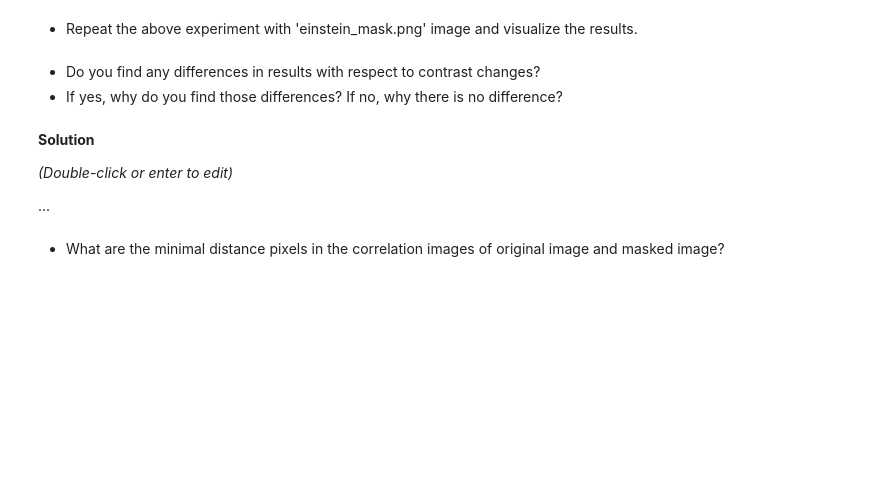
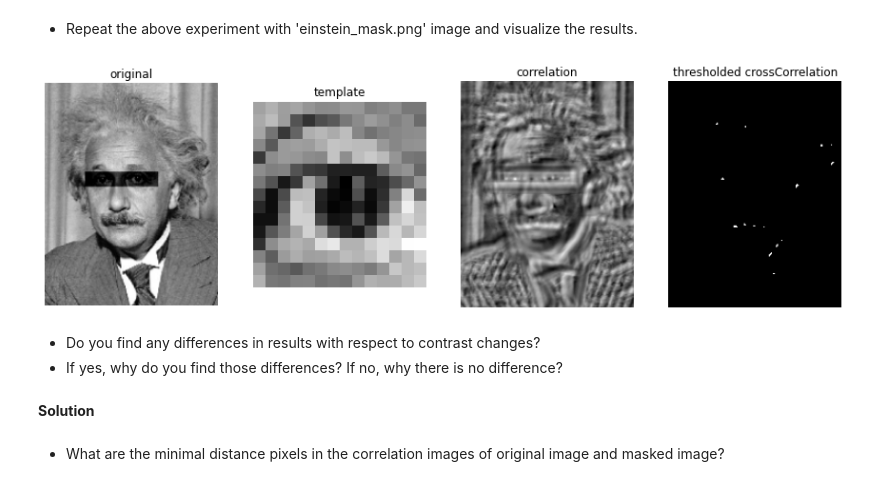
Before and after one commit to UPC-MAI-GitHub/MAI-CV, a Jupyter notebook: P3_template_matching_and_HOG/p3_template_matching_HOG.ipynb, the cells around one changed output. Drawn from its saved outputs; the diff is of its cells as text; code cells hidden in the pictures; blank space fills up the shorter version.

```diff
--- a/P3_template_matching_and_HOG/p3_template_matching_HOG.ipynb
+++ b/P3_template_matching_and_HOG/p3_template_matching_HOG.ipynb
@@ -91,11 +113,28 @@ plotImages(images, cmap='gray')
+# %%
+# solution
+einsteinMaskImage = io.imread(DATA_FOLDER / 'einstein_mask.png')
+einsteinMaskImage = color.rgb2gray(einsteinMaskImage[:,:,:3])
+patternImage = io.imread(DATA_FOLDER / 'template.png')
+patternImage = color.rgb2gray(patternImage[:,:,:3])
+einsteinMaskImage = img_as_float(einsteinMaskImage)
+patternImage = img_as_float(patternImage)
+correlatedMaskImage = feature.match_template(einsteinMaskImage, patternImage)
+correlatedMaskImage = correlatedMaskImage / np.max(correlatedMaskImage)
+# %%
+images = {
+    "original": einsteinMaskImage,
+    "template": patternImage,
+    "correlation": correlatedMaskImage,
+    "thresholded crossCorrelation": getMatch(correlatedMaskImage, .7)
+}
+# %%
+plotImages(images, cmap='gray')
+# %% [output]
+[figure, added]
 # %% [markdown]
 *   Do you find any differences in results with respect to contrast changes?
 *   If yes, why do you find those differences? If no, why there is no difference?
-# %% [markdown]
-**Solution**
-
-*(Double-click or enter to edit)*
-
-...
+# %% [markdown]
+**Solution**
 # %% [markdown]
 *   What are the minimal distance pixels in the correlation images of original image and masked image?
```
Also changed, not shown: parts of 30 cells of this notebook.
